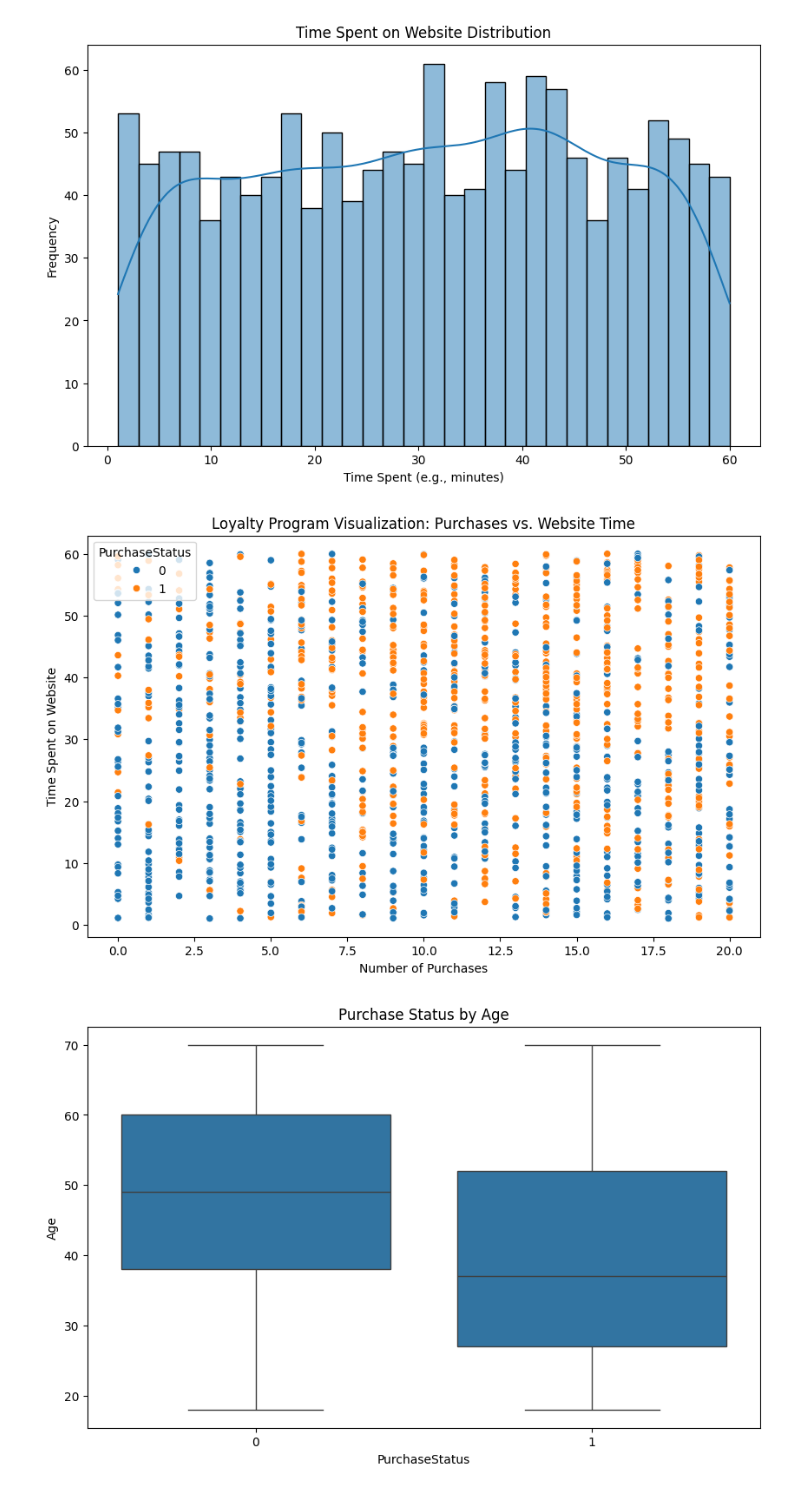
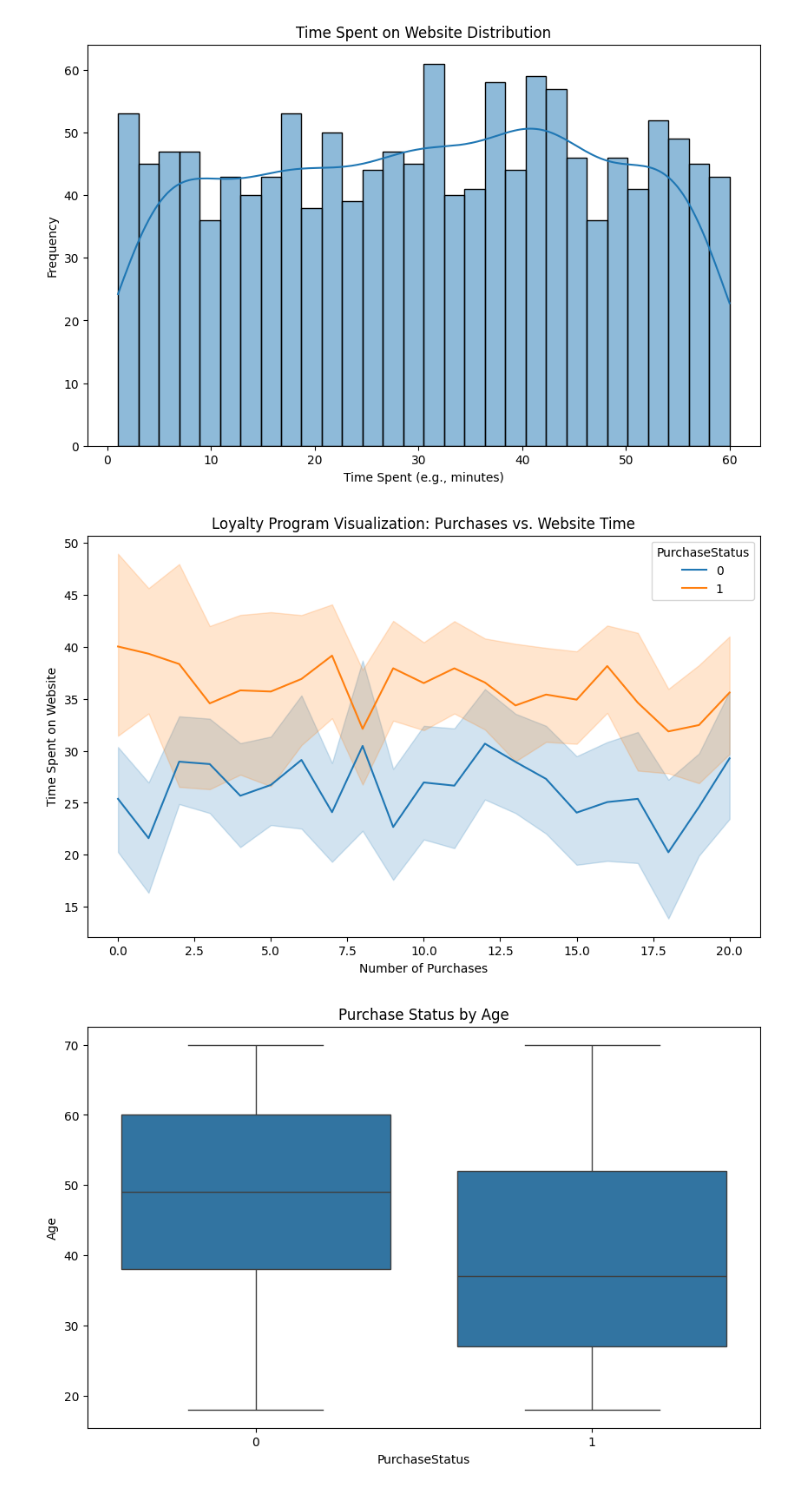
Before and after one commit to abhishek22112001/Ml-finalproject, a Jupyter notebook: CUSTOMER_PREDICTION.ipynb, the cells around one changed output. Saved outputs shown, nothing was run; the diff lists cells and outputs as text; code cells hidden in the pictures.

```diff
--- a/CUSTOMER_PREDICTION.ipynb
+++ b/CUSTOMER_PREDICTION.ipynb
@@ -180,13 +180,13 @@ plt.show()
 [figure]
 # %%
 plt.figure(figsize=(10, 6))
-sns.scatterplot(x='NumberOfPurchases', y='TimeSpentOnWebsite', hue='PurchaseStatus', data=data)
+sns.lineplot(x='NumberOfPurchases', y='TimeSpentOnWebsite', hue='PurchaseStatus', data=data)
 plt.title('Loyalty Program Visualization: Purchases vs. Website Time')
 plt.xlabel('Number of Purchases')
 plt.ylabel('Time Spent on Website')
 plt.show()
 # %% [output]
-[figure, old version]
+[figure, new version]
 # %%
 plt.figure(figsize=(10,6))
 sns.boxplot(x='PurchaseStatus', y='Age', data=data)
```
Also changed, not shown: parts of 3 cells of this notebook.
